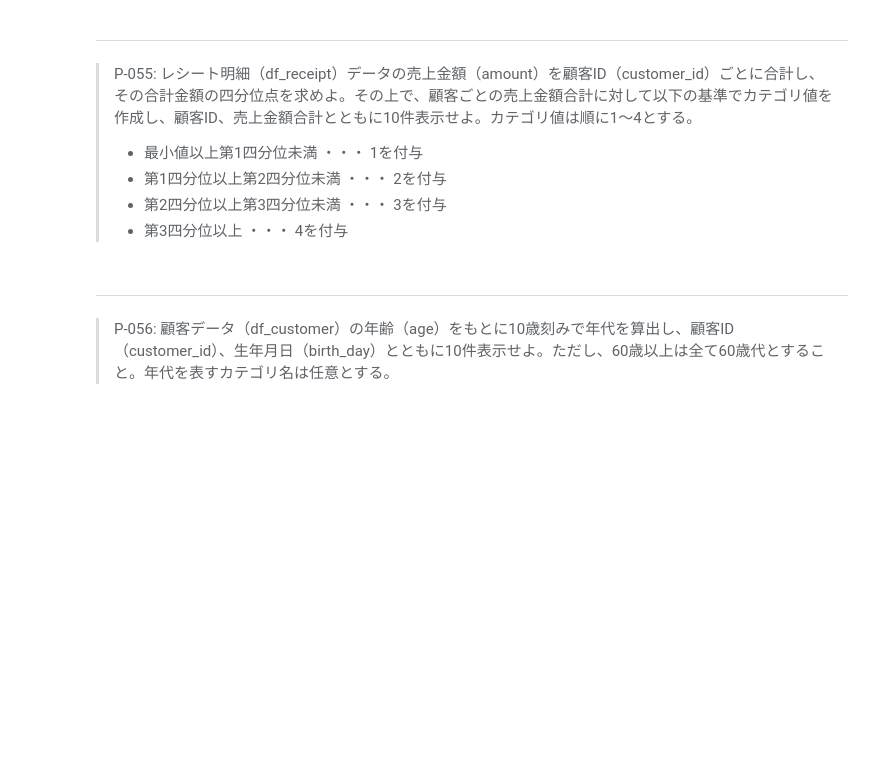
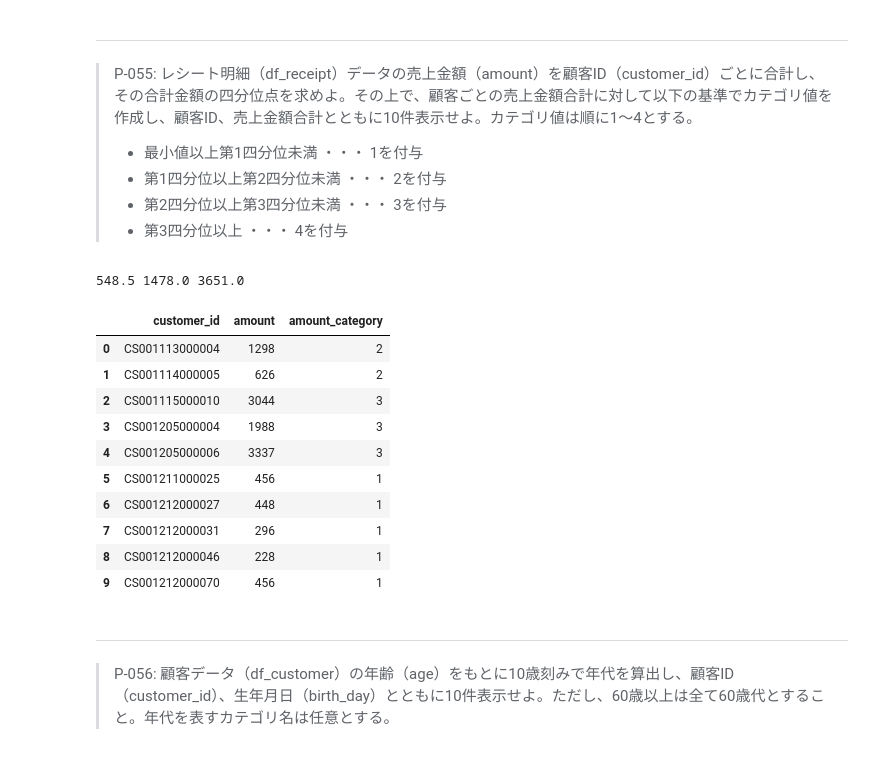
Before and after one commit to kamikami1997/DS100knock, a Jupyter notebook: preprocess_knock_Python_Colab.ipynb, the cells around one changed output. Saved outputs shown, nothing was run; the diff lists cells and outputs as text; code cells hidden in the pictures; blank space fills up the shorter version.

```diff
--- a/preprocess_knock_Python_Colab.ipynb
+++ b/preprocess_knock_Python_Colab.ipynb
@@ -1069,6 +1111,42 @@ df_amount_by_member.head(10)
 > - 第1四分位以上第2四分位未満 ・・・ 2を付与
 > - 第2四分位以上第3四分位未満 ・・・ 3を付与
 > - 第3四分位以上 ・・・ 4を付与
+# %%
+df_amount = df_receipt.groupby("customer_id")["amount"].sum().reset_index()
+
+quartiles = df_amount["amount"].quantile([0.25, 0.5, 0.75, 1.0])
+q1 = quartiles.loc[0.25]
+q2 = quartiles.loc[0.50]
+q3 = quartiles.loc[0.75]
+print(q1, q2, q3)
+
+def categorize_amount(x):
+    if x < q1:
+      return 1
+    elif q1 <= x < q2:
+      return 2
+    elif q2 <= x < q3:
+      return 3
+    else:
+      return 4
+
+pd.concat([
+    df_amount[["customer_id", "amount"]],
+    df_amount["amount"].apply(categorize_amount).rename("amount_category")
+], axis=1).head(10)
+# %% [output]
+548.5 1478.0 3651.0
+|  | customer_id | amount | amount_category |
+| 0 | CS001113000004 | 1298 | 2 |
+| 1 | CS001114000005 | 626 | 2 |
+| 2 | CS001115000010 | 3044 | 3 |
+| 3 | CS001205000004 | 1988 | 3 |
+| 4 | CS001205000006 | 3337 | 3 |
+| 5 | CS001211000025 | 456 | 1 |
+| 6 | CS001212000027 | 448 | 1 |
+| 7 | CS001212000031 | 296 | 1 |
+| 8 | CS001212000046 | 228 | 1 |
+| 9 | CS001212000070 | 456 | 1 |
 # %% [markdown]
 ---
 > P-056: 顧客データ（df_customer）の年齢（age）をもとに10歳刻みで年代を算出し、顧客ID（customer_id）、生年月日（birth_day）とともに10件表示せよ。ただし、60歳以上は全て60歳代とすること。年代を表すカテゴリ名は任意とする。
```
Also changed, not shown: parts of 4 cells of this notebook.
